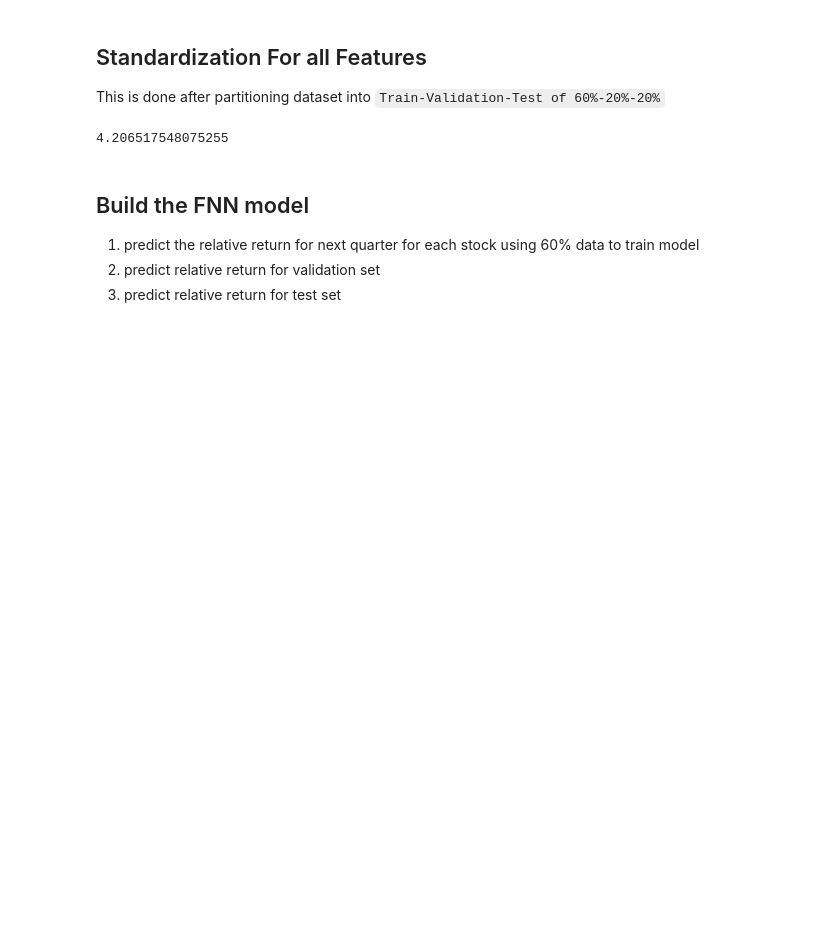
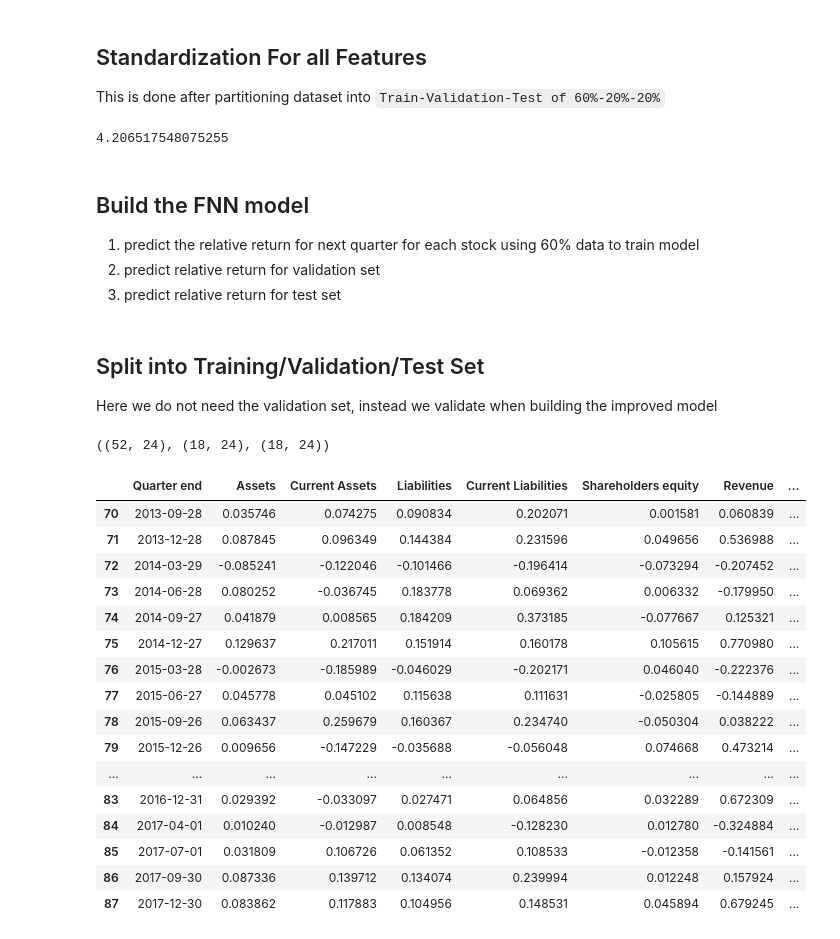
Before and after one commit to melvillehuangbin/projects, a Jupyter notebook: fyp_neural_network_models_for_stock_selection_based_on_fundamental_analysis/01_neural_network_models_for_stock_selection_based_on_fundamental_analysis.ipynb, the cells around one changed output. Saved outputs shown, nothing was run; the diff lists cells and outputs as text; code cells hidden in the pictures; blank space fills up the shorter version.

Commit message:
standardize data and test out model

```diff
--- a/fyp_neural_network_models_for_stock_selection_based_on_fundamental_analysis/01_neural_network_models_for_stock_selection_based_on_fundamental_analysis.ipynb
+++ b/fyp_neural_network_models_for_stock_selection_based_on_fundamental_analysis/01_neural_network_models_for_stock_selection_based_on_fundamental_analysis.ipynb
@@ -488,3 +488,5 @@ plt.show()
 - 60% training
 - 20% validation
 - 20% test
+# %%
+financial_data_trend_standardized = load_file(file_path=folder_path, file_name='financial_data_trend_standardized')
@@ -506,3 +551,7 @@ def standardize(df):
 1. predict the relative return for next quarter for each stock using 60% data to train model
 2. predict relative return for validation set
 3. predict relative return for test set
+# %% [markdown]
+## Split into Training/Validation/Test Set
+
+Here we do not need the validation set, instead we validate when building the improved model
@@ -508,0 +562,28 @@ def standardize(df):
+# %%
+df_train = financial_data_trend_standardized[0][:idx_60percent]
+df_validation = financial_data_trend_standardized[0][idx_60percent: idx_60percent+idx_20percent+1]
+df_test = financial_data_trend_standardized[0][idx_80percent:]
+# %%
+df_train.shape, df_validation.shape,df_test.shape
+# %% [output]
+((52, 24), (18, 24), (18, 24))
+# %%
+df_test
+# %% [output]
+|  | Quarter end | Assets | Current Assets | Liabilities | Current Liabilities | Shareholders equity | Revenue | ... |
+| 70 | 2013-09-28 | 0.035746 | 0.074275 | 0.090834 | 0.202071 | 0.001581 | 0.060839 | ... |
+| 71 | 2013-12-28 | 0.087845 | 0.096349 | 0.144384 | 0.231596 | 0.049656 | 0.536988 | ... |
+| 72 | 2014-03-29 | -0.085241 | -0.122046 | -0.101466 | -0.196414 | -0.073294 | -0.207452 | ... |
+| 73 | 2014-06-28 | 0.080252 | -0.036745 | 0.183778 | 0.069362 | 0.006332 | -0.179950 | ... |
+| 74 | 2014-09-27 | 0.041879 | 0.008565 | 0.184209 | 0.373185 | -0.077667 | 0.125321 | ... |
+| 75 | 2014-12-27 | 0.129637 | 0.217011 | 0.151914 | 0.160178 | 0.105615 | 0.770980 | ... |
+| 76 | 2015-03-28 | -0.002673 | -0.185989 | -0.046029 | -0.202171 | 0.046040 | -0.222376 | ... |
+| 77 | 2015-06-27 | 0.045778 | 0.045102 | 0.115638 | 0.111631 | -0.025805 | -0.144889 | ... |
+| 78 | 2015-09-26 | 0.063437 | 0.259679 | 0.160367 | 0.234740 | -0.050304 | 0.038222 | ... |
+| 79 | 2015-12-26 | 0.009656 | -0.147229 | -0.035688 | -0.056048 | 0.074668 | 0.473214 | ... |
+| ... | ... | ... | ... | ... | ... | ... | ... | ... |
+| 83 | 2016-12-31 | 0.029392 | -0.033097 | 0.027471 | 0.064856 | 0.032289 | 0.672309 | ... |
+| 84 | 2017-04-01 | 0.010240 | -0.012987 | 0.008548 | -0.128230 | 0.012780 | -0.324884 | ... |
+| 85 | 2017-07-01 | 0.031809 | 0.106726 | 0.061352 | 0.108533 | -0.012358 | -0.141561 | ... |
+| 86 | 2017-09-30 | 0.087336 | 0.139712 | 0.134074 | 0.239994 | 0.012248 | 0.157924 | ... |
+| 87 | 2017-12-30 | 0.083862 | 0.117883 | 0.104956 | 0.148531 | 0.045894 | 0.679245 | ... |
```
Also changed, not shown: parts of 12 cells of this notebook.
